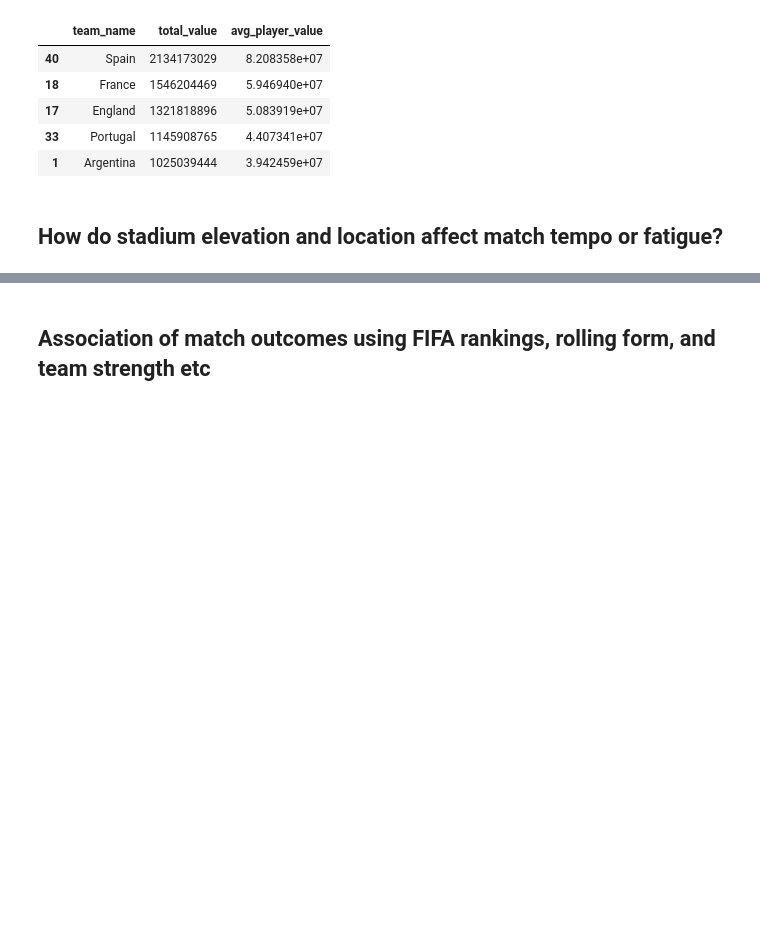
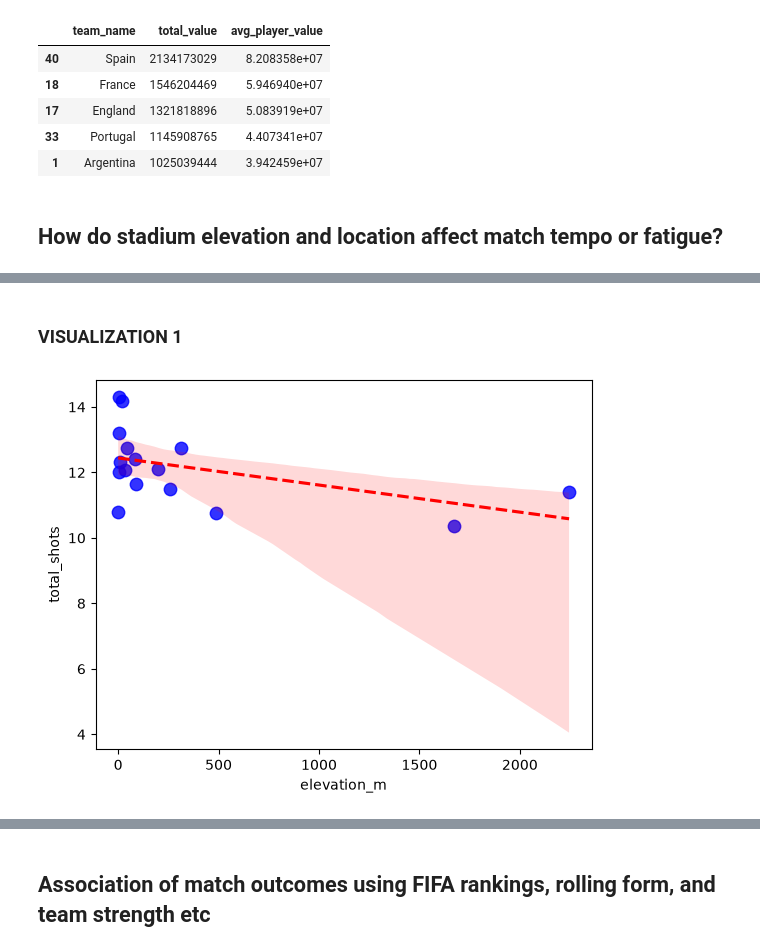
Before and after one commit to quantwothree/making-sense-of-FIFA, a Jupyter notebook: FIFA.ipynb, the cells around one changed output, grey strips where cells are left out. Cells and saved outputs as stored; diff of their text form; code cells hidden in the pictures; blank space fills up the shorter version.

Commit message:
complete obj D + visualizations

```diff
--- a/FIFA.ipynb
+++ b/FIFA.ipynb
@@ -466,2 +466,16 @@ Climate: Hottest = Houston Stadium (NRG Stadium) (32.81428571428571°C) | Cooles
 Match tempo: Highest = Miami Stadium (Hard Rock Stadium) (14.3125 shots/game) | Lowest = Guadalajara Stadium (Estadio Akron) (10.375 shots/game)
 Fatigue indicator: Most Fouls = Seattle Stadium (Lumen Field) (12.125 fouls/game) | Fewest = Miami Stadium (Hard Rock Stadium) (10.0 fouls/game)
+# %% [markdown]
+### VISUALIZATION 1 ###
+# %%
+import seaborn as sns
+
+plot = sns.regplot(
+    data=venue_summary,
+    x='elevation_m',
+    y='total_shots',
+    scatter_kws={'s': 80, 'color': 'blue'},
+    line_kws={'color': 'red', 'linestyle': '--'}
+)
+# %% [output]
+[figure, added]
```
Also changed, not shown: parts of 10 cells of this notebook.
